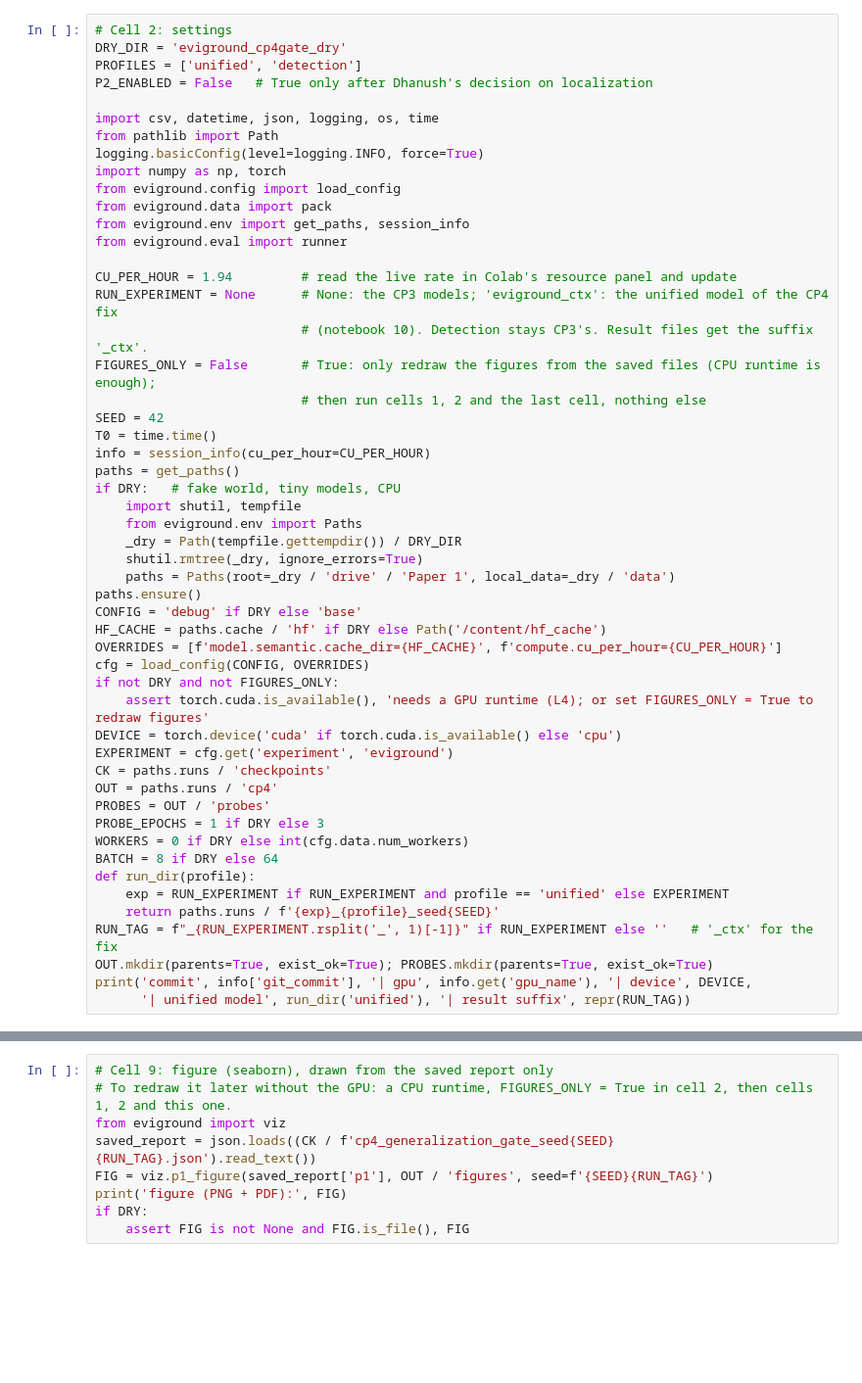
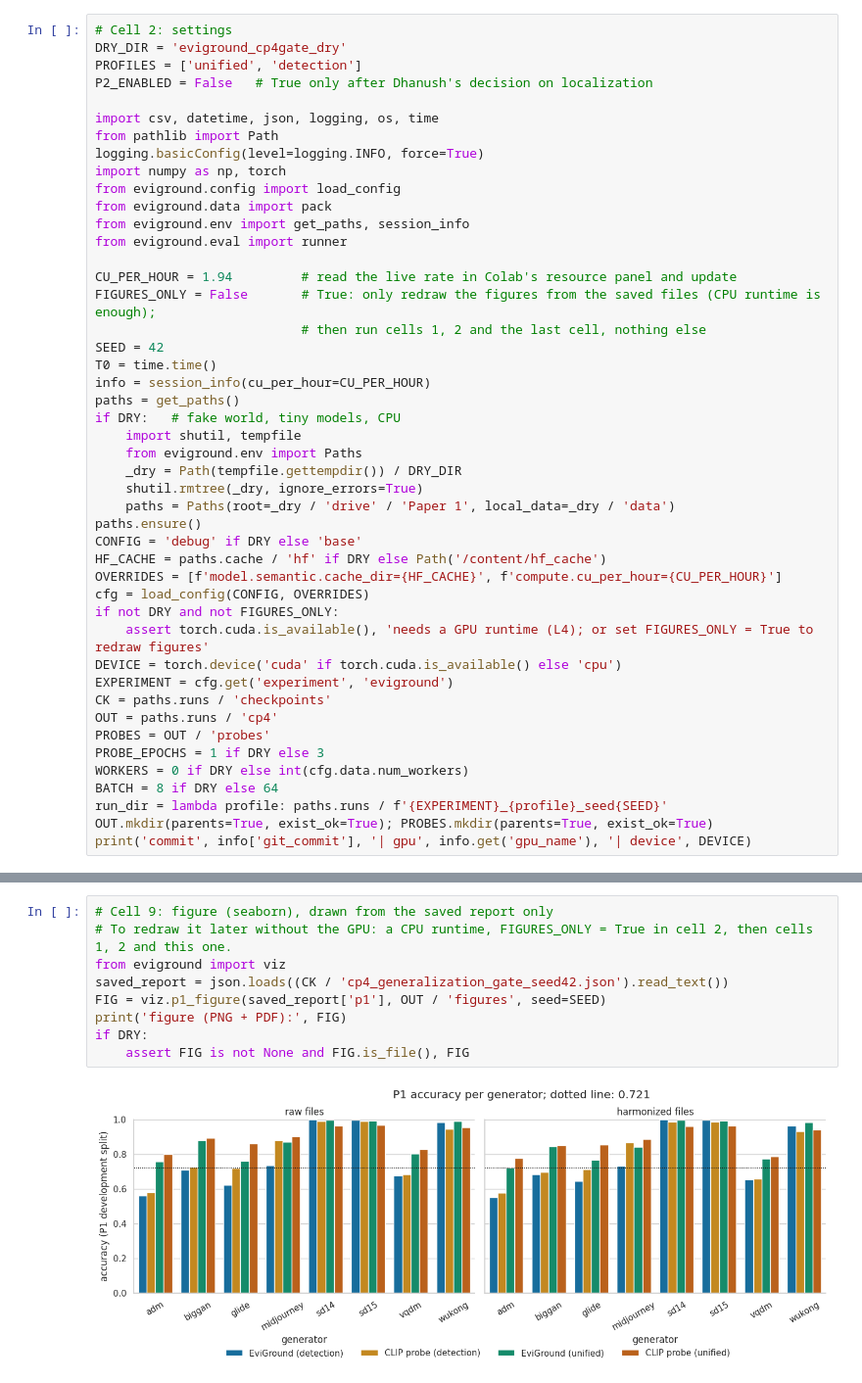
Before and after one commit to DHANUSHKUMMARI/Paper1, a Jupyter notebook: notebooks/09_cp4_gate.ipynb, the cells around one changed output, grey strips where cells are left out. Shown at 98% size. Cells and saved outputs as stored; diff of their text form; blank space fills up the shorter version.

```diff
--- a/notebooks/09_cp4_gate.ipynb
+++ b/notebooks/09_cp4_gate.ipynb
@@ -77,8 +78,6 @@ from eviground.env import get_paths, session_info
 from eviground.eval import runner
 
 CU_PER_HOUR = 1.94         # read the live rate in Colab's resource panel and update
-RUN_EXPERIMENT = None      # None: the CP3 models; 'eviground_ctx': the unified model of the CP4 fix
-                           # (notebook 10). Detection stays CP3's. Result files get the suffix '_ctx'.
 FIGURES_ONLY = False       # True: only redraw the figures from the saved files (CPU runtime is enough);
                            # then run cells 1, 2 and the last cell, nothing else
 SEED = 42
@@ -106,10 +105,6 @@ PROBES = OUT / 'probes'
 PROBE_EPOCHS = 1 if DRY else 3
 WORKERS = 0 if DRY else int(cfg.data.num_workers)
 BATCH = 8 if DRY else 64
-def run_dir(profile):
-    exp = RUN_EXPERIMENT if RUN_EXPERIMENT and profile == 'unified' else EXPERIMENT
-    return paths.runs / f'{exp}_{profile}_seed{SEED}'
-RUN_TAG = f"_{RUN_EXPERIMENT.rsplit('_', 1)[-1]}" if RUN_EXPERIMENT else ''   # '_ctx' for the fix
+run_dir = lambda profile: paths.runs / f'{EXPERIMENT}_{profile}_seed{SEED}'
 OUT.mkdir(parents=True, exist_ok=True); PROBES.mkdir(parents=True, exist_ok=True)
-print('commit', info['git_commit'], '| gpu', info.get('gpu_name'), '| device', DEVICE,
-      '| unified model', run_dir('unified'), '| result suffix', repr(RUN_TAG))
+print('commit', info['git_commit'], '| gpu', info.get('gpu_name'), '| device', DEVICE)
@@ -241,9 +328,11 @@ print('script verdict:', REPORT['verdict'], '| CU', REPORT['compute_units'], '|
 # %%
 # Cell 9: figure (seaborn), drawn from the saved report only
 # To redraw it later without the GPU: a CPU runtime, FIGURES_ONLY = True in cell 2, then cells 1, 2 and this one.
 from eviground import viz
-saved_report = json.loads((CK / f'cp4_generalization_gate_seed{SEED}{RUN_TAG}.json').read_text())
-FIG = viz.p1_figure(saved_report['p1'], OUT / 'figures', seed=f'{SEED}{RUN_TAG}')
+saved_report = json.loads((CK / 'cp4_generalization_gate_seed42.json').read_text())
+FIG = viz.p1_figure(saved_report['p1'], OUT / 'figures', seed=SEED)
 print('figure (PNG + PDF):', FIG)
 if DRY:
     assert FIG is not None and FIG.is_file(), FIG
+# %% [output]
+[figure, added]
```
Also changed, not shown: parts of 10 cells of this notebook.
